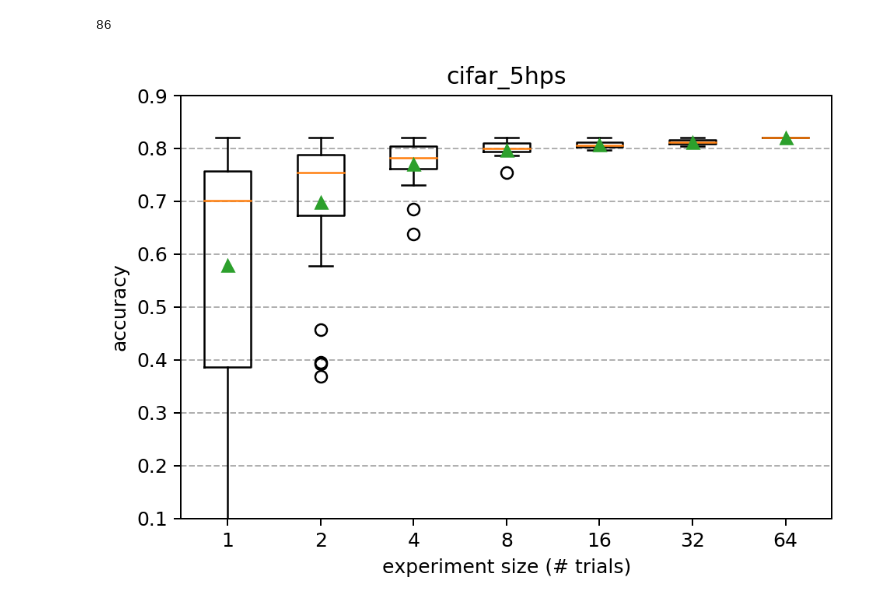
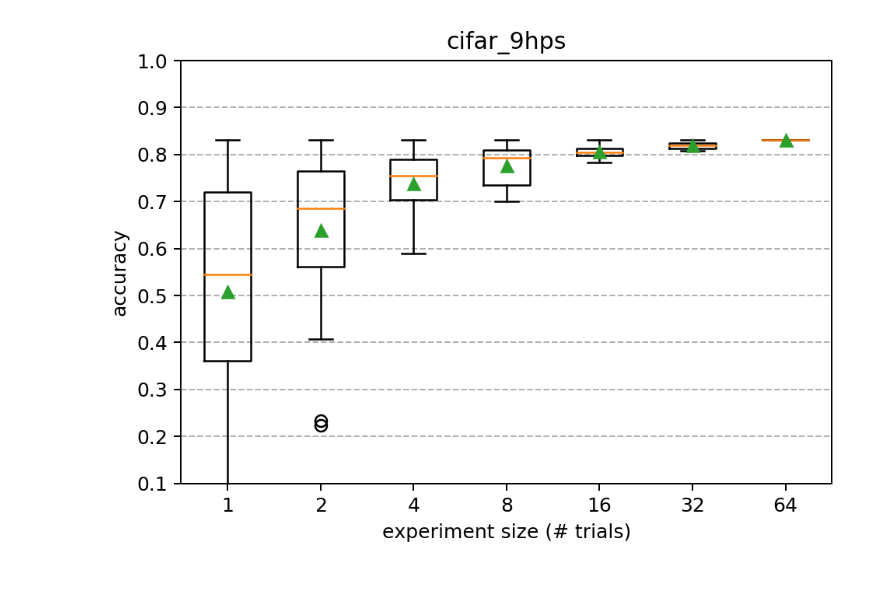
Before and after one commit to leowyy/autotune, a Jupyter notebook: analysis/boxplots.ipynb, the cells around one changed output. Drawn from its saved outputs; the diff is of its cells as text; code cells hidden in the pictures.

```diff
--- a/analysis/boxplots.ipynb
+++ b/analysis/boxplots.ipynb
@@ -14,7 +14,7 @@ from autotune.core.RandomOptimiser import RandomOptimiser
 hyperband = []
 random = []
 n = 5
-base_problem = 'cifar_5hps'
+base_problem = 'cifar_9hps'
 for i in range(1,n+1):
 
     problem_text = base_problem + "_" + str(i)
@@ -31,7 +31,3 @@ for i in range(1,n+1):
 y = []
 for opt in random:
     y = y + opt.Y
-# %%
-print(len(y))
-# %% [output]
-86
@@ -60,14 +65,14 @@ def boxplot(data, powers):
 dataset = boxplot(data, powers)
 # %%
 fig, ax = plt.subplots(1, 1, figsize=(6, 4), dpi=180)
-major_ticks = np.arange(0.1, 1.0, 0.1)
+major_ticks = np.arange(0.1, 1.1, 0.1)
 ax.set_yticks(major_ticks)
-ax.set_ylim(0.1,0.9)
+ax.set_ylim(0.1,1.0)
 ax.grid(axis='y', linestyle='--')
 plt.boxplot(dataset, labels=powers, showmeans=True)
 plt.title(base_problem)
 plt.ylabel('accuracy')
 plt.xlabel('experiment size (# trials)')
 plt.show()
 # %% [output]
-[figure, old version]
+[figure, new version]
```
Also changed, not shown: parts of 1 cell of this notebook, 1 other file.
